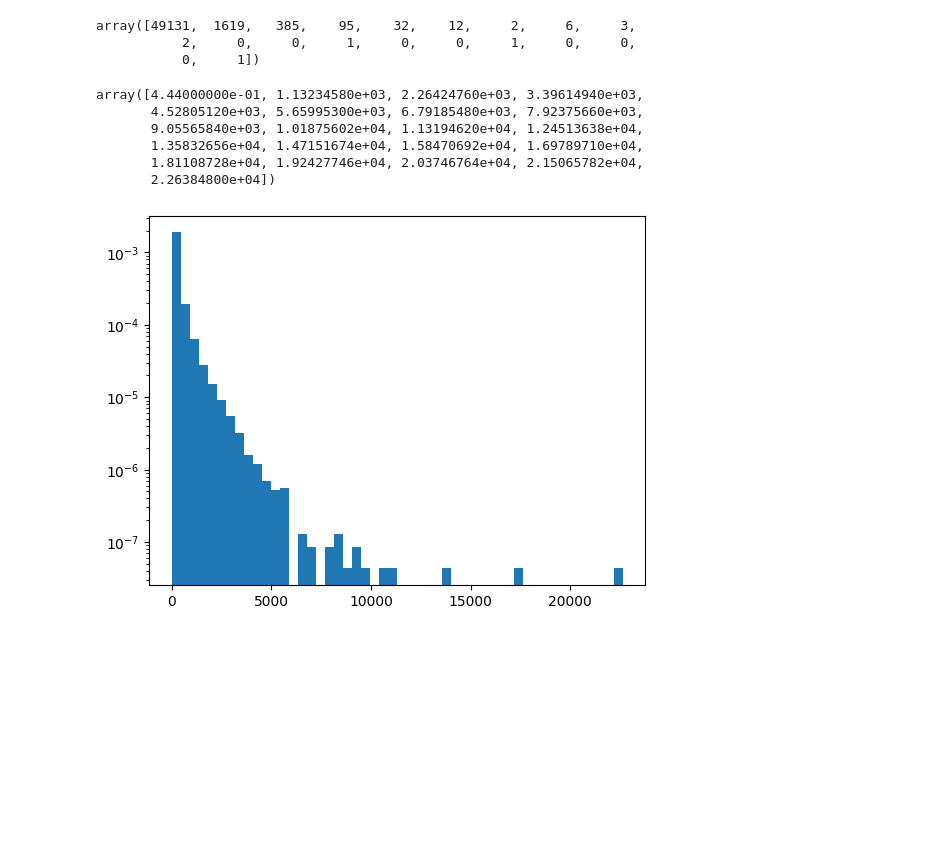
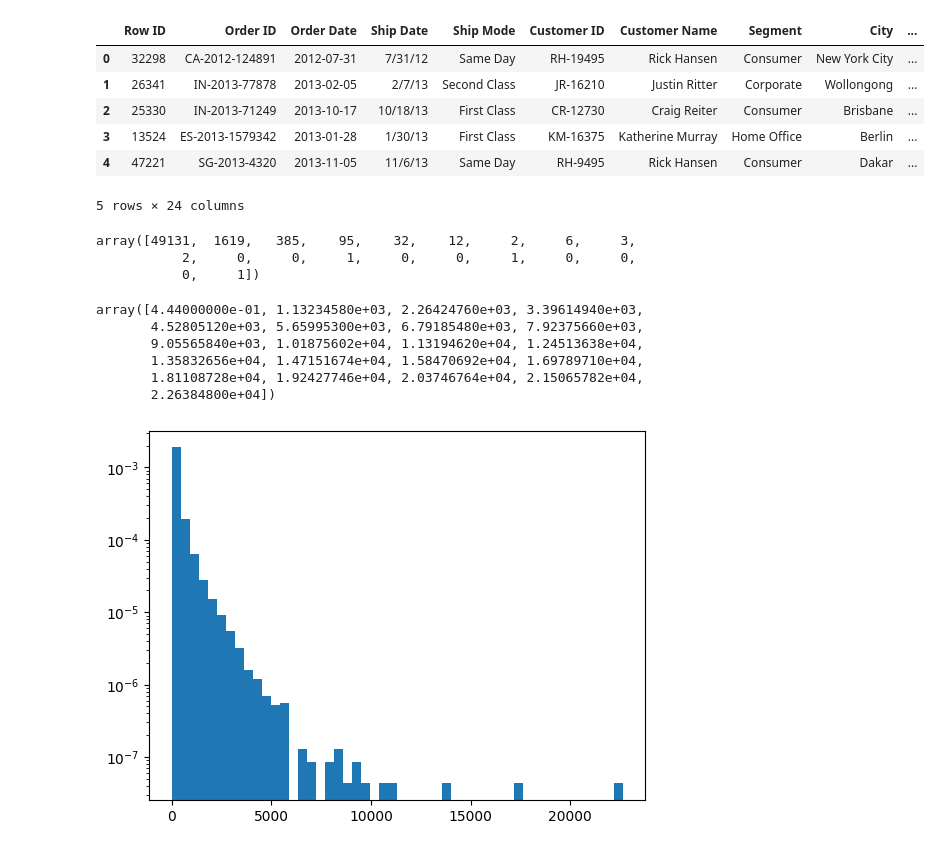
Before and after one commit to joshuajnoble/method-data-viz, a Jupyter notebook: data_generation.ipynb, the cells around one changed output. Drawn from its saved outputs; the diff is of its cells as text; code cells hidden in the pictures; blank space fills up the shorter version.

```diff
--- a/data_generation.ipynb
+++ b/data_generation.ipynb
@@ -14,6 +14,16 @@ yearly_sales = superstore.groupby(superstore["Order Date"].dt.year)["Sales"].sum
 sales = pd.DataFrame({"year":superstore["Order Date"].dt.year.unique(), "sales":yearly_sales})
 
 sales.to_csv('apps/public/yearly_sales.csv')
+# %%
+superstore.head()
+# %% [output]
+|  | Row ID | Order ID | Order Date | Ship Date | Ship Mode | Customer ID | Customer Name | Segment | City | ... |
+| 0 | 32298 | CA-2012-124891 | 2012-07-31 | 7/31/12 | Same Day | RH-19495 | Rick Hansen | Consumer | New York City | ... |
+| 1 | 26341 | IN-2013-77878 | 2013-02-05 | 2/7/13 | Second Class | JR-16210 | Justin Ritter | Corporate | Wollongong | ... |
+| 2 | 25330 | IN-2013-71249 | 2013-10-17 | 10/18/13 | First Class | CR-12730 | Craig Reiter | Consumer | Brisbane | ... |
+| 3 | 13524 | ES-2013-1579342 | 2013-01-28 | 1/30/13 | First Class | KM-16375 | Katherine Murray | Home Office | Berlin | ... |
+| 4 | 47221 | SG-2013-4320 | 2013-11-05 | 11/6/13 | Same Day | RH-9495 | Rick Hansen | Consumer | Dakar | ... |
+5 rows × 24 columns
 # %%
 yearly_sales_by_segment = (
     superstore.groupby([pd.Grouper(key="Order Date", freq="YE"), "Segment"], as_index=False).agg(sales=("Sales", "sum"))
```
Also changed, not shown: parts of 3 cells of this notebook, 5 other files.
